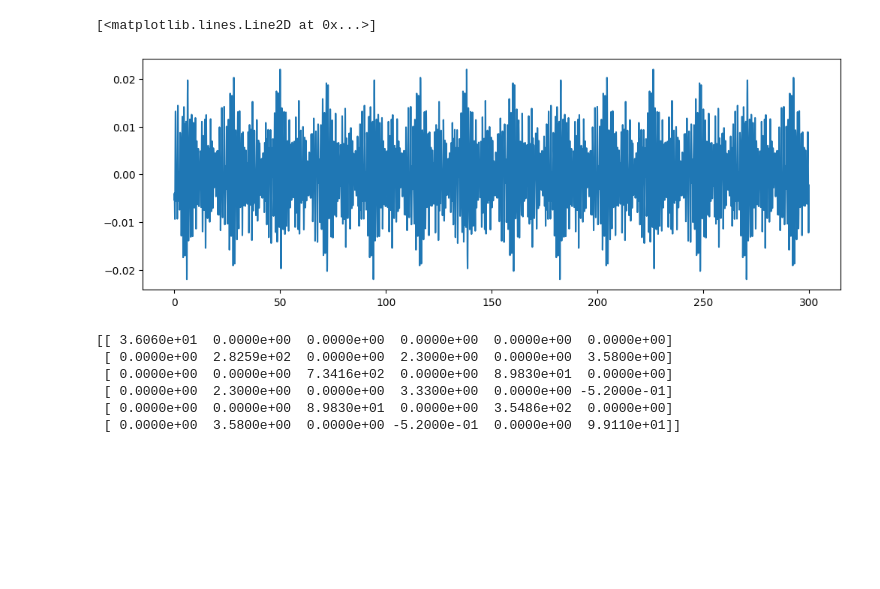
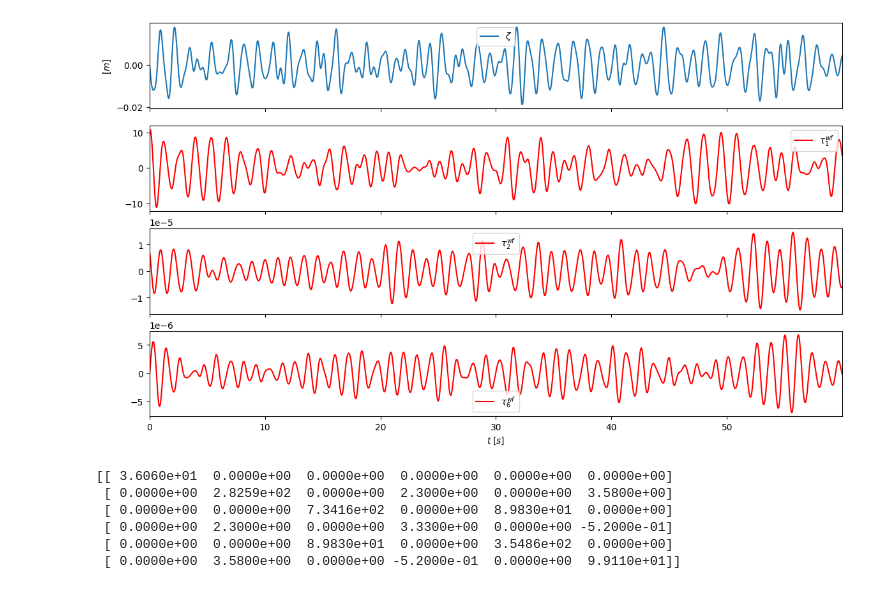
Before and after one commit to janerikhy/Wave-Model, a Jupyter notebook: notebooks/csad_6dof_model.ipynb, the cells around one changed output. Drawn from its saved outputs; the diff is of its cells as text; code cells hidden in the pictures; blank space fills up the shorter version.

```diff
--- a/notebooks/csad_6dof_model.ipynb
+++ b/notebooks/csad_6dof_model.ipynb
@@ -155,8 +159,25 @@ plt.show()
-# %%
-plt.plot(t, np.sum(wave_amp*np.sin(wave_freqs*t[:, None] + phases), axis=1))
-# %% [output]
-[<matplotlib.lines.Line2D at 0x...>]
-[figure, removed]
+# %%
+# Plot the wave-frequency loads for the different DoF
+fig, axs = plt.subplots(4, 1, sharex=True, figsize=(14, 8))
+c = 1
+
+plt.sca(axs[0])
+plt.plot(t, np.sum(wave_amp*np.cos(wave_freqs*t[:, None] + phases), axis=1), label=r"$\zeta$")
+plt.ylabel("$[m]$")
+plt.legend()
+for i in [0, 1, 5]:
+    plt.sca(axs[c])
+    plt.plot(t, tau_wf[:, i], 'r-', label=r"$\tau_{}^{}$".format(i+1, '{wf}'))
+    avg = np.round(np.mean(tau_env[:, i]),2)
+    #plt.axhline(avg, linestyle="--", color="red", label=r"$\tau_{}^{}={}$".format(i+1, '{mean}', avg))
+    plt.legend()
+    c += 1
+
+plt.xlabel("$t \; [s]$")
+plt.xlim(t[0], t[-1])
+plt.show()
+# %% [output]
+[figure, added]
 # %%
 print(np.round(vessel._D, 2))
 # %% [output]
```
Also changed, not shown: parts of 12 cells of this notebook.
